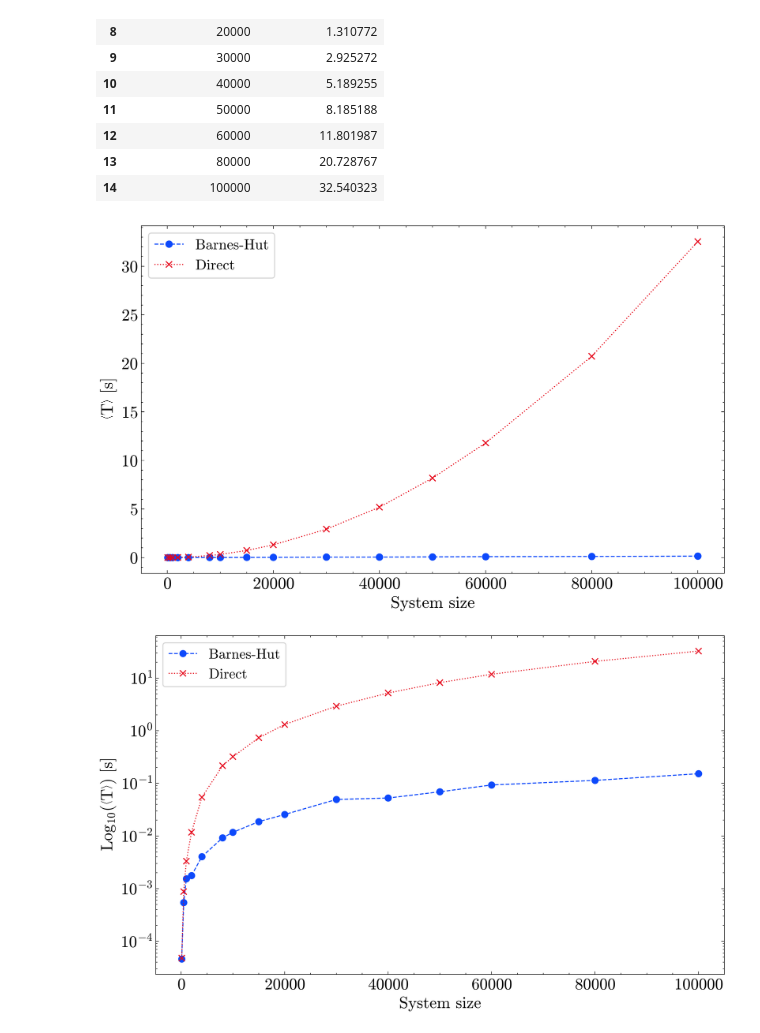
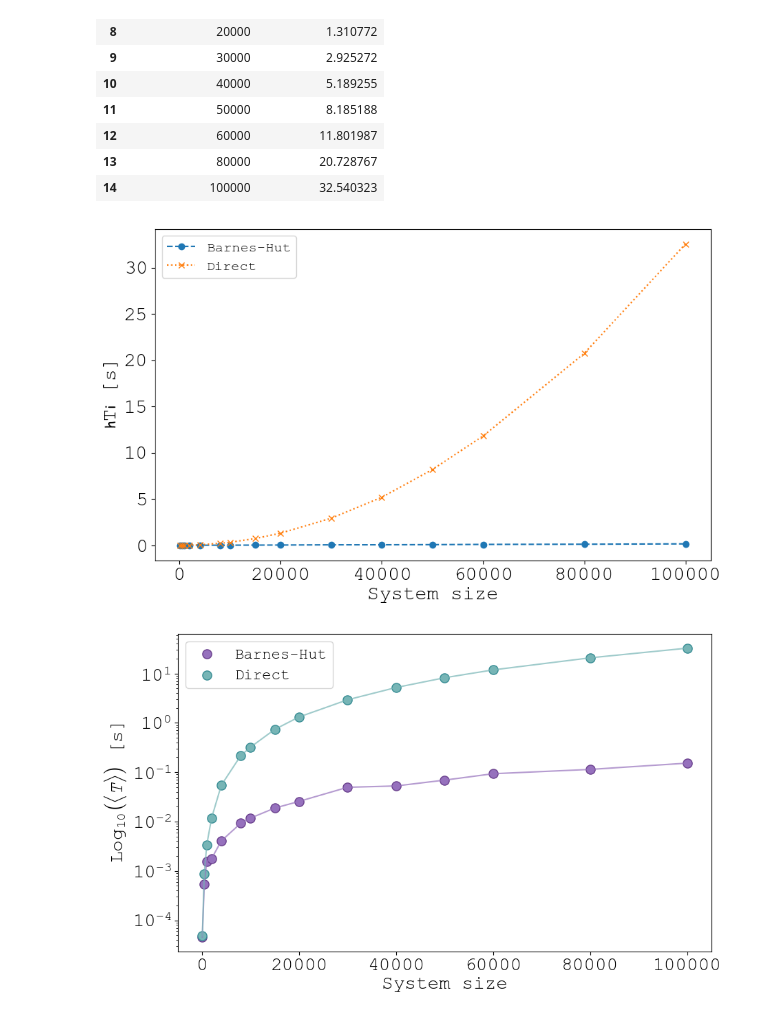
Before and after one commit to quantum-gabo/N-Body-Simulation, a Jupyter notebook: results/benchmark.ipynb, the cells around one changed output. Saved outputs shown, nothing was run; the diff lists cells and outputs as text; code cells hidden in the pictures.

```diff
--- a/results/benchmark.ipynb
+++ b/results/benchmark.ipynb
@@ -5,6 +9,30 @@ import pandas as pd
 import numpy as np
 import scienceplots
 import matplotlib.pyplot as plt
+# %%
+# Font settings and style
+plt.rcParams.update({
+    'font.family': 'Courier New',
+    'font.size': 20,
+    'axes.titlesize': 20,
+    'axes.labelsize': 20,
+    'xtick.labelsize': 20,
+    'ytick.labelsize': 20,
+    'legend.fontsize': 20,
+    'figure.titlesize': 20,
+
+    # Ensure math uses the same font
+    'mathtext.fontset': 'custom',
+    'mathtext.rm': 'Courier New',
+    'mathtext.it': 'Courier New:italic',
+    'mathtext.bf': 'Courier New:bold',
+})
+
+# Colout palette
+my_palette = ["#d1cbe5", "#9671bd", "#6a408d", "#77b5b6", "#378d94"]
+# %%
+dataset_colors = ['#9671bd', '#7e7e7e', '#77b5b6']
+dataset_line_colors = ['#6a408d', '#4e4e4e', '#378d94']
 # %%
 # Read the benchmark data
 bh_data = pd.read_csv('./barnes_hut_benchmark_results.csv', sep=',')
@@ -60,7 +88,7 @@ n_squared = (x**2 - x) / 2  # n^2 - n / 2
 n_log_n = x * np.log2(x)
 # %%
 # Make a plot
-plt.style.use(['science', 'ieee', 'no-latex', 'high-vis'])
+#plt.style.use(['science', 'ieee', 'no-latex', 'high-vis'])
 # %%
 # Plot the data
 fig, ax = plt.subplots(figsize=(10, 6))
@@ -77,26 +105,25 @@ ax.legend(loc='upper left', frameon=True, fontsize = 14)
 plt.savefig('../report-presentation/figures/benchmark_results_nolog.png', dpi=300, transparent = True)
 plt.show()
 # %% [output]
-[figure, old version]
+[figure, new version]
 # %%
 # Plot the data
 fig, ax = plt.subplots(figsize=(10, 6))
-ax.plot(n_particles, bh_time, label='Barnes-Hut',ls = '--', marker='o')
-ax.plot(n_particles, direct_time, label='Direct',ls = ':', marker='x')
-#ax.plot(x, n_squared, label='$O(n^2)$', linestyle='--', color='gray')
-#ax.plot(x, n_log_n, label='$O(n \log n)$', linestyle='--', color='orange')
-#ax.set_xscale('log')
+ax.scatter(n_particles, bh_time, label = 'Barnes-Hut', color = dataset_colors[0], edgecolors
+           = dataset_line_colors[0], s = 90, marker='o')
+ax.scatter(n_particles, direct_time, label = 'Direct', color = dataset_colors[2], edgecolors
+           = dataset_line_colors[2], s = 90, marker='o')
+ax.plot(n_particles, bh_time, color = dataset_colors[0], linestyle='-', alpha=0.7)
+ax.plot(n_particles, direct_time, color = dataset_colors[2], linestyle='-', alpha=0.7)
 ax.set_yscale('log')
 ax.set_xlabel('System size')
-ax.set_ylabel(r'Log$_{10}$($\left< \text{T}\right>$) [s]')
-#ax.set_title('Barnes-Hut vs Direct Method Benchmark')
-ax.legend(loc='upper left', frameon=True, fontsize = 14)
-# save the image without background
+ax.set_ylabel(r'Log$_{10}$$\left(\langle T \rangle\right)$ [s]')
+ax.legend(loc='upper left', frameon=True, fontsize = 16)
 
-plt.savefig('../report-presentation/figures/benchmark_results.png', dpi=300, transparent = True)
+plt.savefig('../report-presentation/figures/benchmark_results.pdf')
 plt.show()
 # %% [output]
-[figure, old version]
+[figure, new version]
 # %%
 fig, axs = plt.subplots(2, 1, figsize=(10, 10), sharex=True)
 
```
Also changed, not shown: parts of 14 cells of this notebook, 28 other files.
